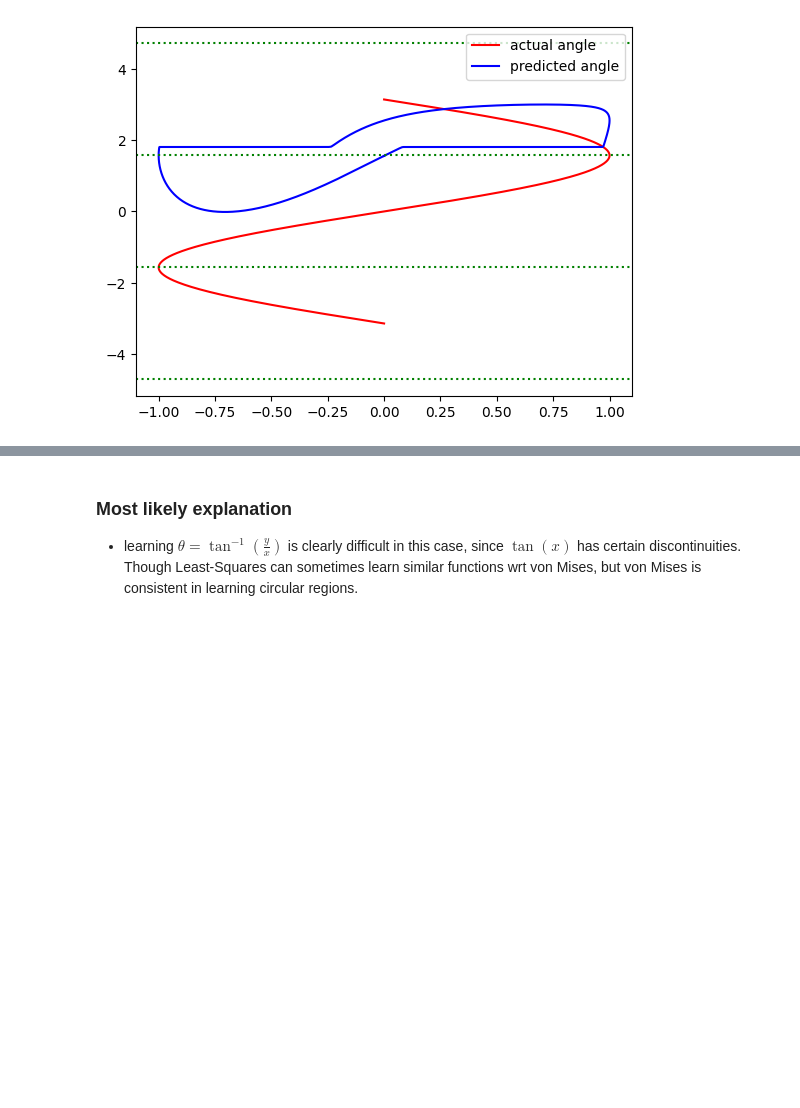
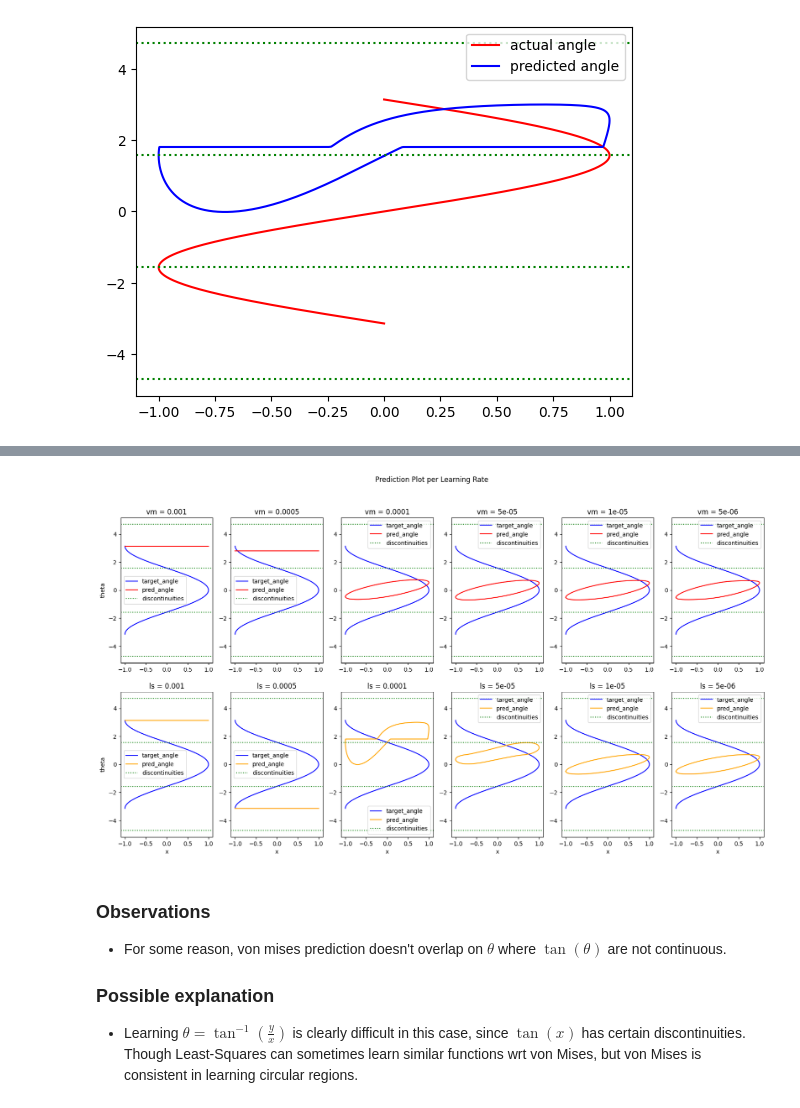
Before and after one commit to jumzzz/understanding-dl, a Jupyter notebook: ch-05/exercises/03-von-mises-loss-function.ipynb, the cells around one changed output, grey strips where cells are left out. Drawn from its saved outputs; the diff is of its cells as text; code cells hidden in the pictures; blank space fills up the shorter version.

Commit message:
cleaner plot

```diff
--- a/ch-05/exercises/03-von-mises-loss-function.ipynb
+++ b/ch-05/exercises/03-von-mises-loss-function.ipynb
@@ -311,3 +334,44 @@ plt.show()
+# %%
+counter = 0
+
+figsize = (20,10)
+fig, axs = plt.subplots(2, len(step_sizes), figsize=figsize)
+
+for step_size, preds in prediction_data.items():
+    axs[0, counter].plot(X_test[:,0].reshape(-1), y_test.reshape(-1), color='blue', label='target_angle')
+    axs[0, counter].plot(X_test[:,0].reshape(-1), preds['y_pred_vm'], color='red', label='pred_angle')
+    axs[0, counter].axhline(- 3 * np.pi / 2, linestyle='dotted', color='green')
+    axs[0, counter].axhline(- 1 * np.pi / 2, linestyle='dotted', color='green')
+    axs[0, counter].axhline( 1 * np.pi / 2, linestyle='dotted', color='green')
+    axs[0, counter].axhline( 3 * np.pi / 2, linestyle='dotted', color='green', label='discontinuities')
+    axs[0, counter].legend()
+
+    axs[1, counter].plot(X_test[:,0].reshape(-1), y_test.reshape(-1), color='blue', label='target_angle')
+    axs[1, counter].plot(X_test[:,0].reshape(-1), preds['y_pred_ls'], color='orange', label='pred_angle')
+    axs[1, counter].axhline(- 3 * np.pi / 2, linestyle='dotted', color='green')
+    axs[1, counter].axhline(- 1 * np.pi / 2, linestyle='dotted', color='green')
+    axs[1, counter].axhline( 1 * np.pi / 2, linestyle='dotted', color='green')
+    axs[1, counter].axhline( 3 * np.pi / 2, linestyle='dotted', color='green', label='discontinuities')
+    axs[1, counter].legend()
+
+    if counter == 0:
+        axs[0, counter].set_ylabel('theta')
+        axs[1, counter].set_ylabel('theta')
+
+    axs[1, counter].set_xlabel('x')
+
+    axs[0, counter].set_title(f'vm = {step_size}')
+    axs[1, counter].set_title(f'ls = {step_size}')
+
+    counter += 1
+
+fig.suptitle('Prediction Plot per Learning Rate')
+plt.show()
+# %% [output]
+[figure, added]
 # %% [markdown]
-### Most likely explanation
-- learning $\theta = \tan^{-1}(\frac{y}{x})$ is clearly difficult in this case, since $\tan(x)$ has certain discontinuities. Though Least-Squares can sometimes learn similar functions wrt von Mises, but von Mises is consistent in learning circular regions.
+### Observations
+- For some reason, von mises prediction doesn't overlap on $\theta$ where $\tan(\theta)$ are not continuous.
+
+### Possible explanation
+- Learning $\theta = \tan^{-1}(\frac{y}{x})$ is clearly difficult in this case, since $\tan(x)$ has certain discontinuities. Though Least-Squares can sometimes learn similar functions wrt von Mises, but von Mises is consistent in learning circular regions.
```
Also changed, not shown: parts of 3 cells of this notebook.
